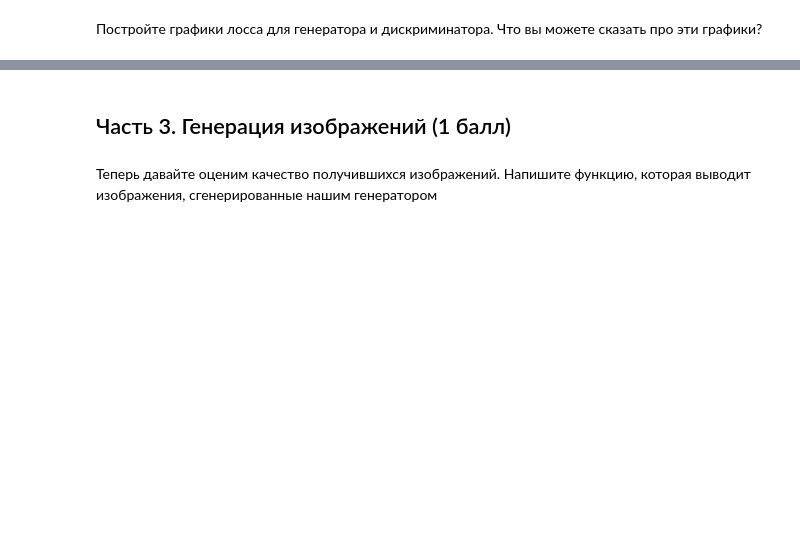
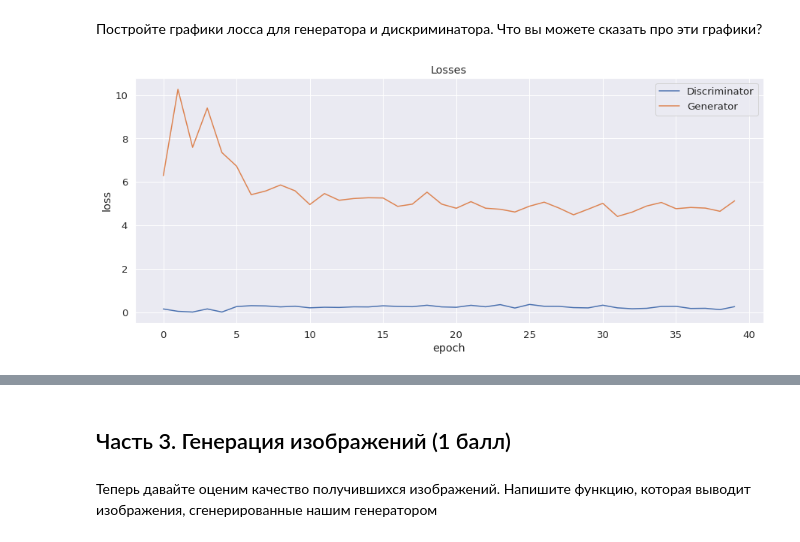
Before and after one commit to imvladikon/deep_learning_school, a Jupyter notebook: semester_1/week_10/hw_gan.ipynb, the cells around one changed output, grey strips where cells are left out. Saved outputs shown, nothing was run; the diff lists cells and outputs as text; code cells hidden in the pictures; blank space fills up the shorter version.

```diff
--- a/semester_1/week_10/hw_gan.ipynb
+++ b/semester_1/week_10/hw_gan.ipynb
@@ -85 +205,11 @@ criterion = {
 }
+# %%
+def save_samples(index, latent_tensors, show=True):
+    fake_images = generator(latent_tensors)
+    fake_fname = 'generated-images-{0:0=4d}.png'.format(index)
+    save_image(denorm(fake_images), os.path.join(sample_dir, fake_fname), nrow=8)
+    print('Saving', fake_fname)
+    if show:
+        fig, ax = plt.subplots(figsize=(8, 8))
+        ax.set_xticks([]); ax.set_yticks([])
+        ax.imshow(make_grid(fake_images.cpu().detach(), nrow=8).permute(1, 2, 0))
@@ -86,4 +344,3 @@ criterion = {
 # %%
-def fit(model, criterion, epochs, lr):
-  # TODO: build optimizers and train your GAN
-  pass
+epochs = 40
+history = fit(model, criterion, epochs, lr)
@@ -90,2 +358,14 @@ def fit(model, criterion, epochs, lr):
 # %% [markdown]
 Постройте графики лосса для генератора и дискриминатора. Что вы можете сказать про эти графики?
+# %%
+losses_g, losses_d, real_scores, fake_scores = history
+# %%
+plt.figure(figsize=(15, 6))
+plt.plot(losses_d, '-')
+plt.plot(losses_g, '-')
+plt.xlabel('epoch')
+plt.ylabel('loss')
+plt.legend(['Discriminator', 'Generator'])
+plt.title('Losses');
+# %% [output]
+[figure, added]
```
Also changed, not shown: parts of 56 cells of this notebook, 1 other file.
